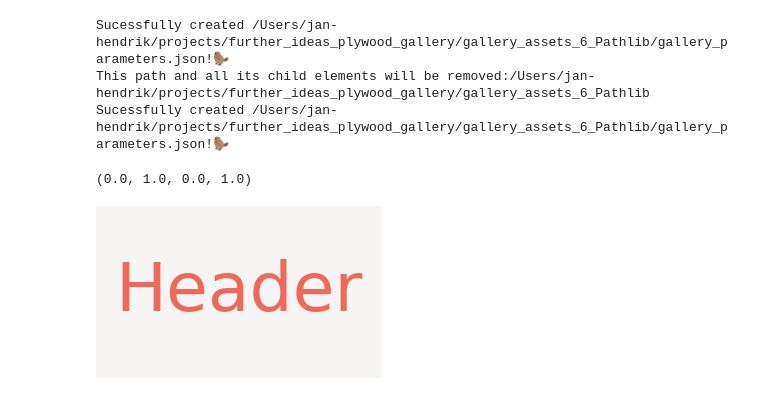
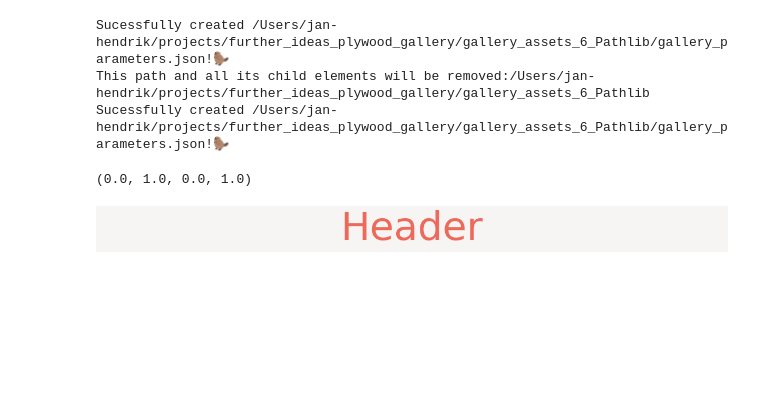
Before and after one commit to kolibril13/further_ideas_plywood_gallery, a Jupyter notebook: nb6_pathlib.ipynb, the cells around one changed output. Drawn from its saved outputs; the diff is of its cells as text; code cells hidden in the pictures; blank space fills up the shorter version.

```diff
--- a/nb6_pathlib.ipynb
+++ b/nb6_pathlib.ipynb
@@ -13,29 +14,3 @@ plt.rcParams['figure.dpi'] = 70
 Sucessfully created /Users/jan-hendrik/projects/further_ideas_plywood_gallery/gallery_assets_6_Pathlib/gallery_parameters.json!🦫
 This path and all its child elements will be removed:/Users/jan-hendrik/projects/further_ideas_plywood_gallery/gallery_assets_6_Pathlib
 Sucessfully created /Users/jan-hendrik/projects/further_ideas_plywood_gallery/gallery_assets_6_Pathlib/gallery_parameters.json!🦫
-# %%
-from PIL import Image
-import requests
-import matplotlib.pyplot as plt
-import numpy as np
-import matplotlib as mpl
-mpl.rcParams['axes.axisbelow'] = False
-def get_emoji(emoji):
-
-    emoji_code = "-".join(f"{ord(c):x}" for c in emoji)
-    url = f"https://raw.githubusercontent.com/cj1128/emoji-images/master/imgs/{emoji_code}.png"
-    im = Image.open(requests.get(url, stream=True).raw)
-    #im = np.array(im.convert("RGBA"))
-    return im
-
-
-def plot_emojis(e1, e2, overlap =0.5):
-    fig, (ax1, ax2) = plt.subplots(1, 2)
-    im_e1 = get_emoji(e1)
-    im_e2 = get_emoji(e2)
-
-    ax1.imshow(im_e1)
-    ax1.axis("off")
-    ax2.imshow(im_e2)
-    ax2.axis("off")
-    plt.subplots_adjust(wspace=-overlap)
@@ -42,11 +21,13 @@ def plot_emojis(e1, e2, overlap =0.5):
 # %%
-%%capture_png -p Header1.png --celltype Header  --style "width: 270px; height: auto;"
+%%capture_png -p Header1.png --celltype Header  --style "width: 600px; height: auto; display:block"
 from pathlib import Path
+mypath = Path("/usr/okapi/projects/plywood_gallery/README.md")
+
 import matplotlib.pyplot as plt  # NOT
-fix, ax = plt.subplots(figsize=(5, 3), facecolor="#F7F5F3")  # NOT
+fix, ax = plt.subplots(figsize=(20, 1), facecolor="#F7F5F3")  # NOT
 text_kwargs = dict(ha="center", va="center", fontsize=70, color="#ED6A5A")  # NOT
 ax.text(0.5, 0.5, "Header", **text_kwargs)  # NOT
 ax.axis("off");  # NOT
 # %% [output]
 (0.0, 1.0, 0.0, 1.0)
-[figure, old version]
+[figure, new version]
```
Also changed, not shown: parts of 17 cells of this notebook, 16 other files.
